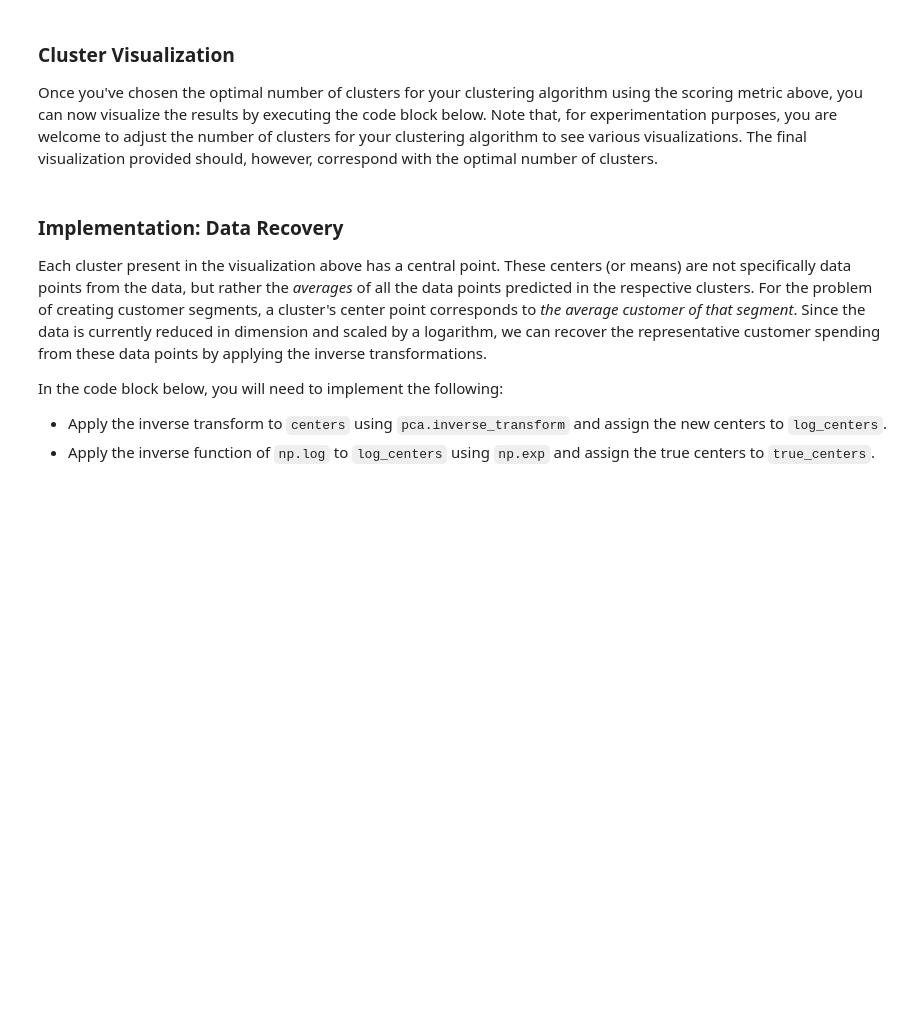
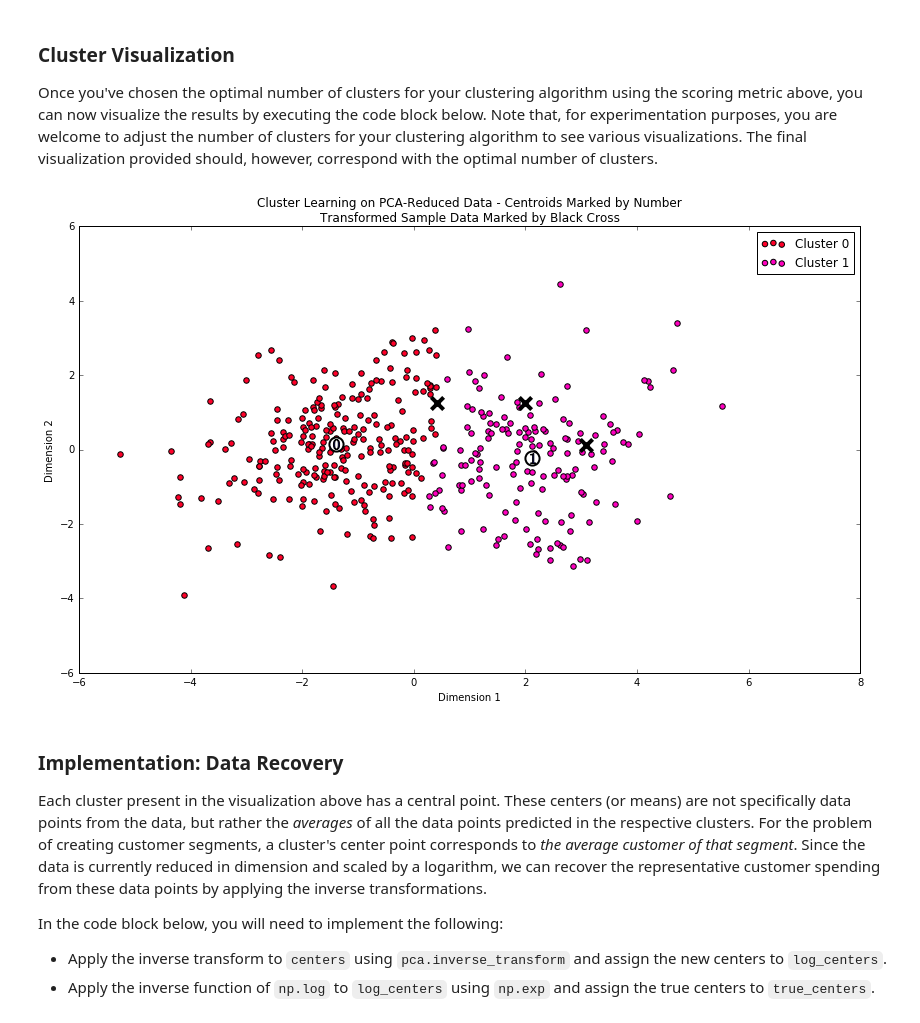
Before and after one commit to wellYouKnow/machine-learning, a Jupyter notebook: projects/creating_customer_segments/customer_segments.ipynb, the cells around one changed output. Saved outputs shown, nothing was run; the diff lists cells and outputs as text; code cells hidden in the pictures; blank space fills up the shorter version.

```diff
--- a/projects/creating_customer_segments/customer_segments.ipynb
+++ b/projects/creating_customer_segments/customer_segments.ipynb
@@ -302,13 +309,14 @@ In the code block below, you will need to implement the following:
  - Apply a PCA transformation of the sample log-data `log_samples` using `pca.transform`, and assign the results to `pca_samples`.
 # %%
 # TODO: Apply PCA by fitting the good data with only two dimensions
-pca = None
+pca = PCA(n_components=2)
+pca.fit(good_data)
 
 # TODO: Transform the good data using the PCA fit above
-reduced_data = None
+reduced_data = pca.transform(good_data)
 
 # TODO: Transform the sample log-data using the PCA fit above
-pca_samples = None
+pca_samples = pca.transform(log_samples)
 
 # Create a DataFrame for the reduced data
 reduced_data = pd.DataFrame(reduced_data, columns = ['Dimension 1', 'Dimension 2'])
@@ -363,7 +402,14 @@ score = None
 Once you've chosen the optimal number of clusters for your clustering algorithm using the scoring metric above, you can now visualize the results by executing the code block below. Note that, for experimentation purposes, you are welcome to adjust the number of clusters for your clustering algorithm to see various visualizations. The final visualization provided should, however, correspond with the optimal number of clusters.
 # %%
 # Display the results of the clustering from implementation
+kmeans = KMeans(n_clusters=2, init='k-means++')
+clusterer = kmeans.fit(reduced_data)
+preds = clusterer.predict(reduced_data)
+centers = clusterer.cluster_centers_
+sample_preds = clusterer.predict(pca_samples)
 rs.cluster_results(reduced_data, preds, centers, pca_samples)
+# %% [output]
+[figure, added]
 # %% [markdown]
 ### Implementation: Data Recovery
 Each cluster present in the visualization above has a central point. These centers (or means) are not specifically data points from the data, but rather the *averages* of all the data points predicted in the respective clusters. For the problem of creating customer segments, a cluster's center point corresponds to *the average customer of that segment*. Since the data is currently reduced in dimension and scaled by a logarithm, we can recover the representative customer spending from these data points by applying the inverse transformations.
```
Also changed, not shown: parts of 25 cells of this notebook, 2 other files.
